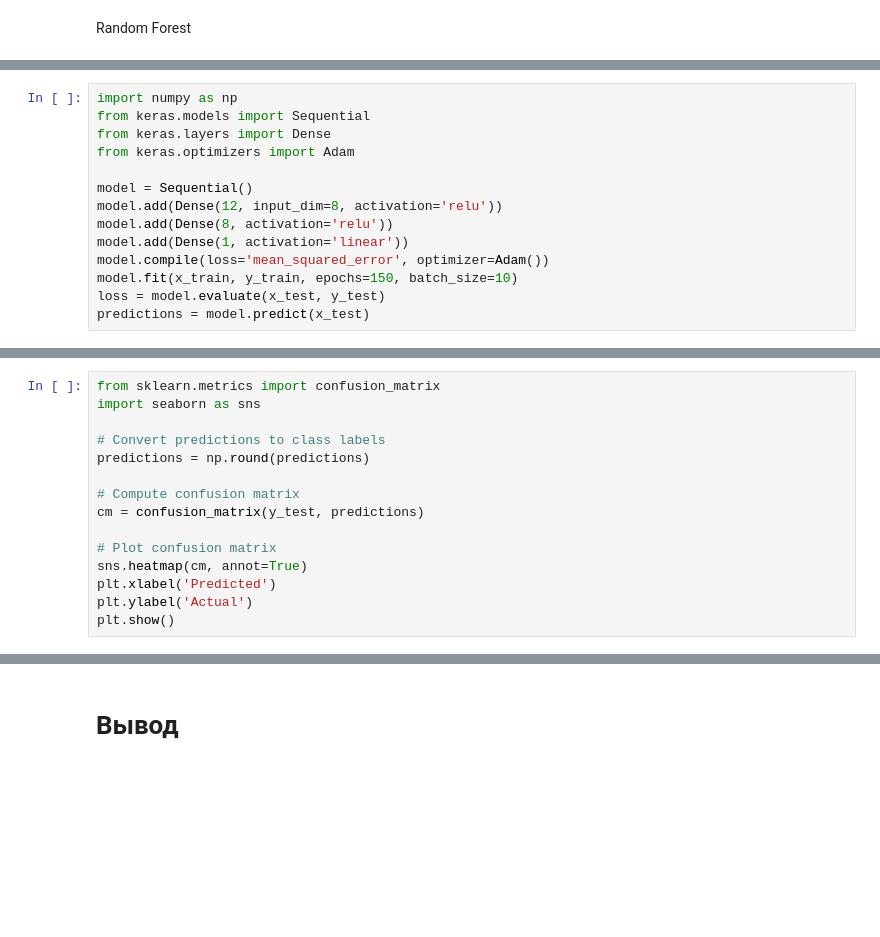
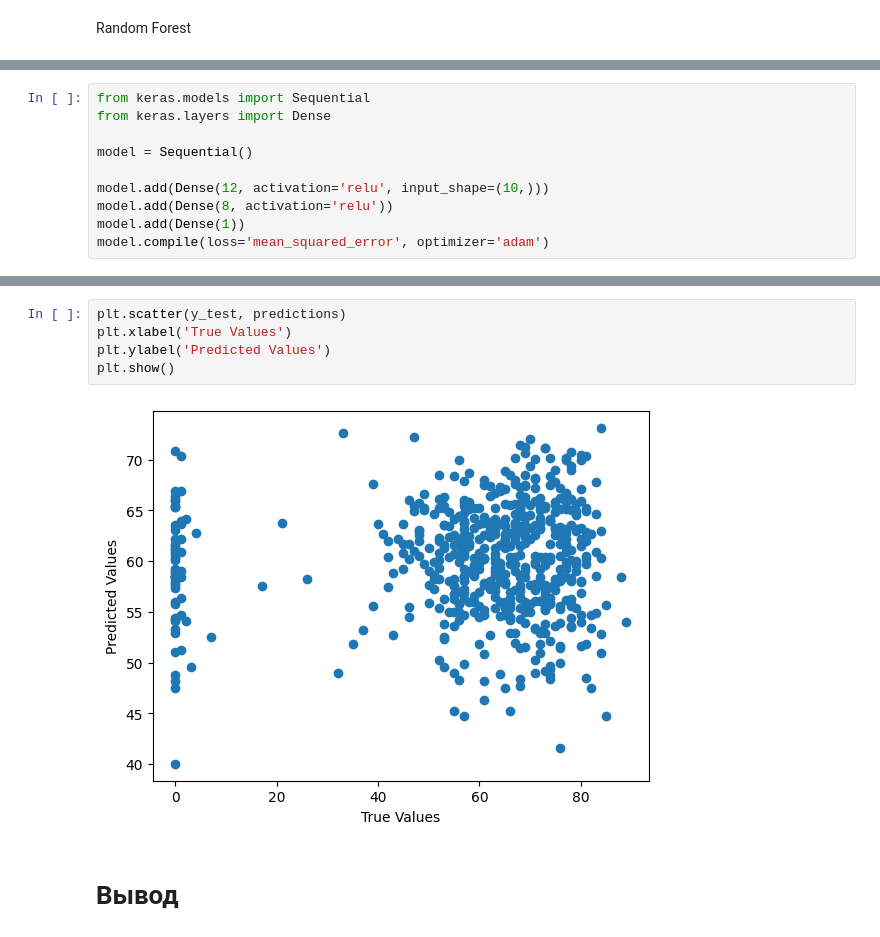
Before and after one commit to VoyagerHere/MachineLearning2023, a Jupyter notebook: HW_25.12.ipynb, the cells around one changed output, grey strips where cells are left out. Saved outputs shown, nothing was run; the diff lists cells and outputs as text; blank space fills up the shorter version.

```diff
--- a/HW_25.12.ipynb
+++ b/HW_25.12.ipynb
@@ -520,14 +520,10 @@ Mean Absolute Error: 16.26725761772853
 # %%
-import numpy as np
 from keras.models import Sequential
 from keras.layers import Dense
-from keras.optimizers import Adam
 
 model = Sequential()
-model.add(Dense(12, input_dim=8, activation='relu'))
+
+model.add(Dense(12, activation='relu', input_shape=(10,)))
 model.add(Dense(8, activation='relu'))
-model.add(Dense(1, activation='linear'))
-model.compile(loss='mean_squared_error', optimizer=Adam())
-model.fit(x_train, y_train, epochs=150, batch_size=10)
-loss = model.evaluate(x_test, y_test)
-predictions = model.predict(x_test)
+model.add(Dense(1))
+model.compile(loss='mean_squared_error', optimizer='adam')
@@ -557,15 +529,0 @@ plt.show()
-# %%
-from sklearn.metrics import confusion_matrix
-import seaborn as sns
-
-# Convert predictions to class labels
-predictions = np.round(predictions)
-
-# Compute confusion matrix
-cm = confusion_matrix(y_test, predictions)
-
-# Plot confusion matrix
-sns.heatmap(cm, annot=True)
-plt.xlabel('Predicted')
-plt.ylabel('Actual')
-plt.show()
@@ -572,3 +556,10 @@ plt.show()
+# %%
+plt.scatter(y_test, predictions)
+plt.xlabel('True Values')
+plt.ylabel('Predicted Values')
+plt.show()
+# %% [output]
+[figure, added]
 # %% [markdown]
 # Вывод
 # %% [markdown]
```
Also changed, not shown: parts of 9 cells of this notebook.
